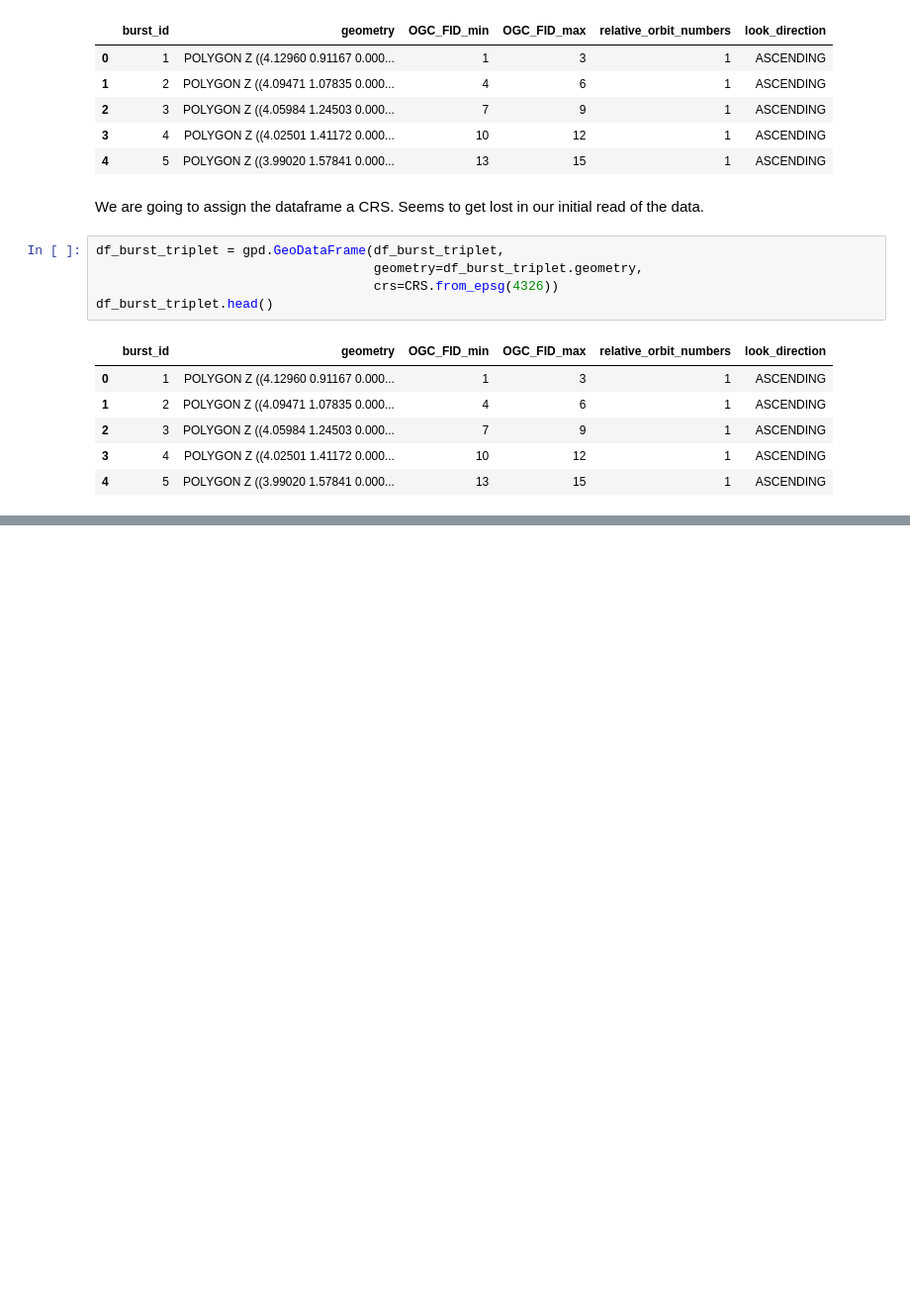
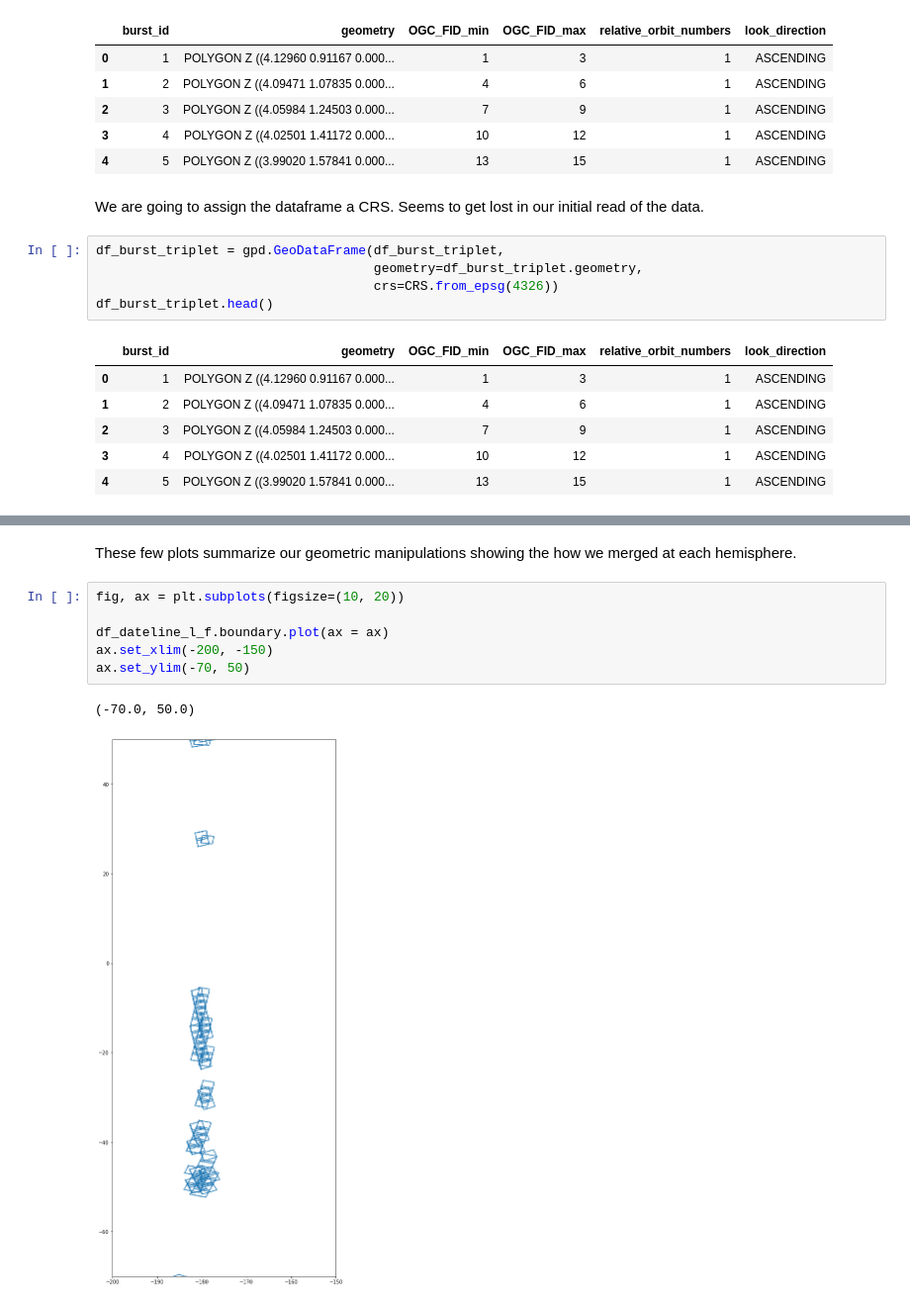
Before and after one commit to ACCESS-Cloud-Based-InSAR/s1-frame-generation, a Jupyter notebook: 1 Generate Frames from S1-bursts.ipynb, the cells around one changed output, grey strips where cells are left out. Shown: that part at 99% size. Drawn from its saved outputs; the diff is of its cells as text; blank space fills up the shorter version.

```diff
--- a/1 Generate Frames from S1-bursts.ipynb
+++ b/1 Generate Frames from S1-bursts.ipynb
@@ -314,0 +262,11 @@ df_frames_final.to_file('s1_frames.geojson', driver='GeoJSON')
+# %% [markdown]
+These few plots summarize our geometric manipulations showing the how we merged at each hemisphere.
+# %%
+fig, ax = plt.subplots(figsize=(10, 20))
+
+df_dateline_l_f.boundary.plot(ax = ax)
+ax.set_xlim(-200, -150)
+ax.set_ylim(-70, 50)
+# %% [output]
+(-70.0, 50.0)
+[figure, added]
```
Also changed, not shown: parts of 56 cells of this notebook, 1 other file.
